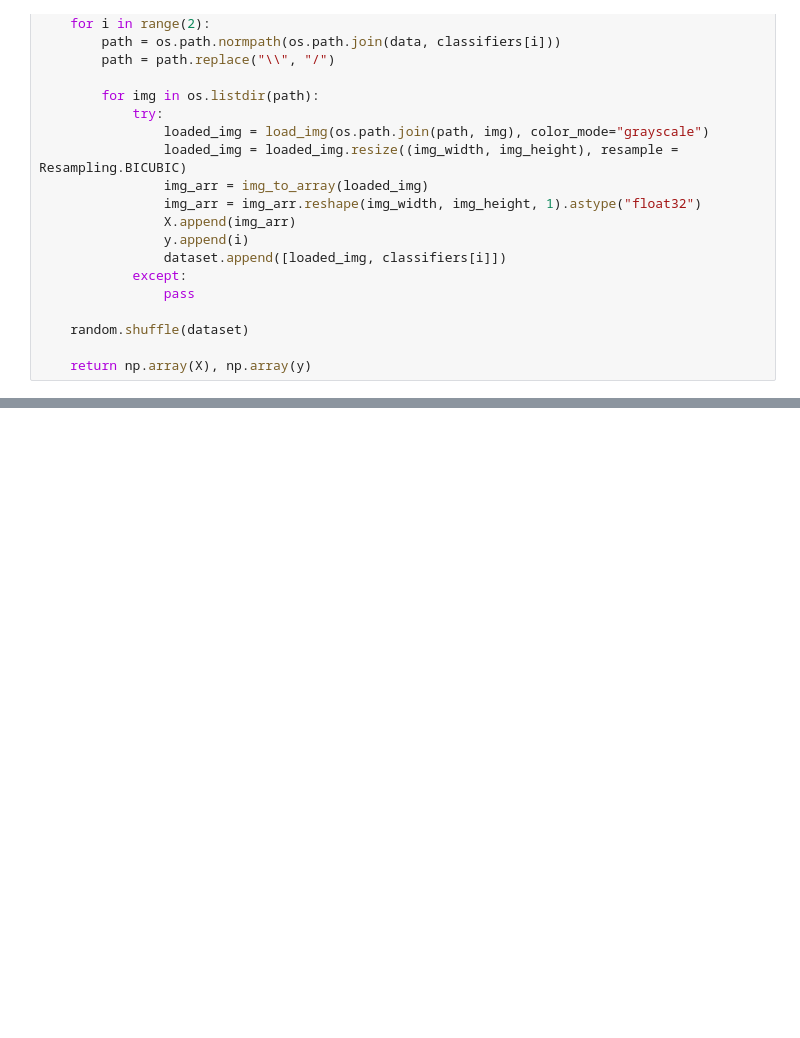
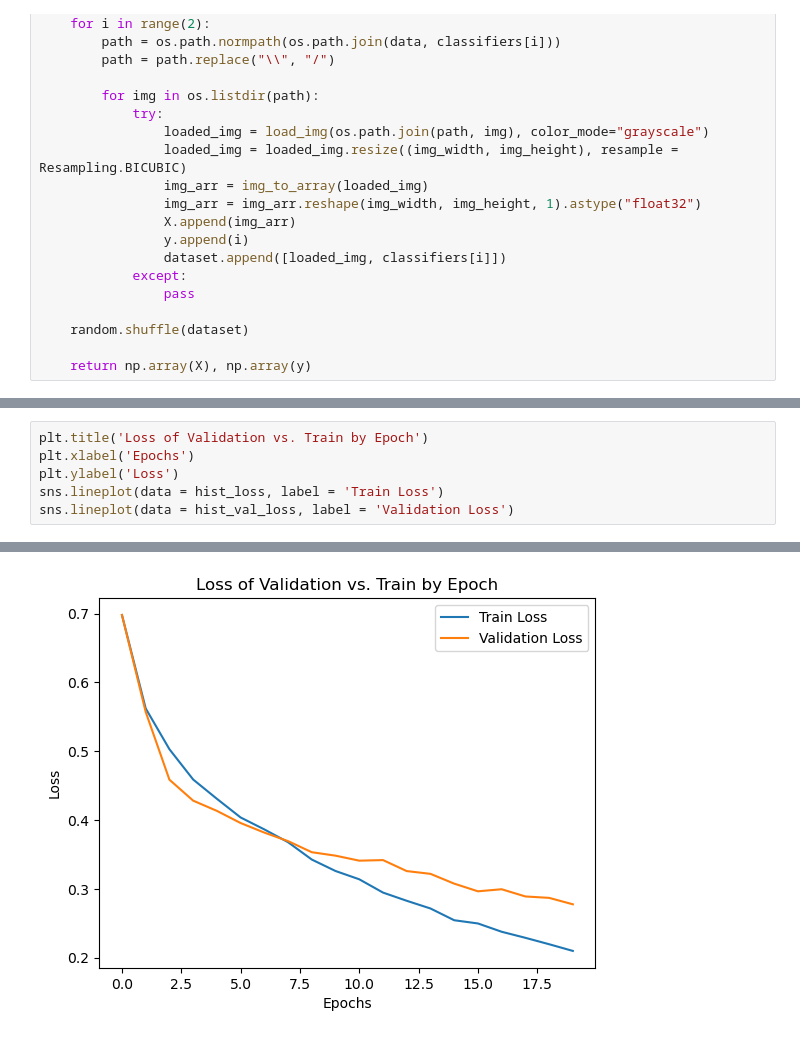
Before and after one commit to mhong124/FractureClassification, a Jupyter notebook: Fracture.ipynb, the cells around one changed output, grey strips where cells are left out. Saved outputs shown, nothing was run; the diff lists cells and outputs as text; blank space fills up the shorter version.

```diff
--- a/Fracture.ipynb
+++ b/Fracture.ipynb
@@ -99,0 +159,7 @@ model = Sequential([
+# %%
+plt.title('Loss of Validation vs. Train by Epoch')
+plt.xlabel('Epochs')
+plt.ylabel('Loss')
+sns.lineplot(data = hist_loss, label = 'Train Loss')
+sns.lineplot(data = hist_val_loss, label = 'Validation Loss')
+# %% [output]
@@ -99,0 +167 @@ model = Sequential([
+[figure, added]
```
Also changed, not shown: parts of 9 cells of this notebook.
